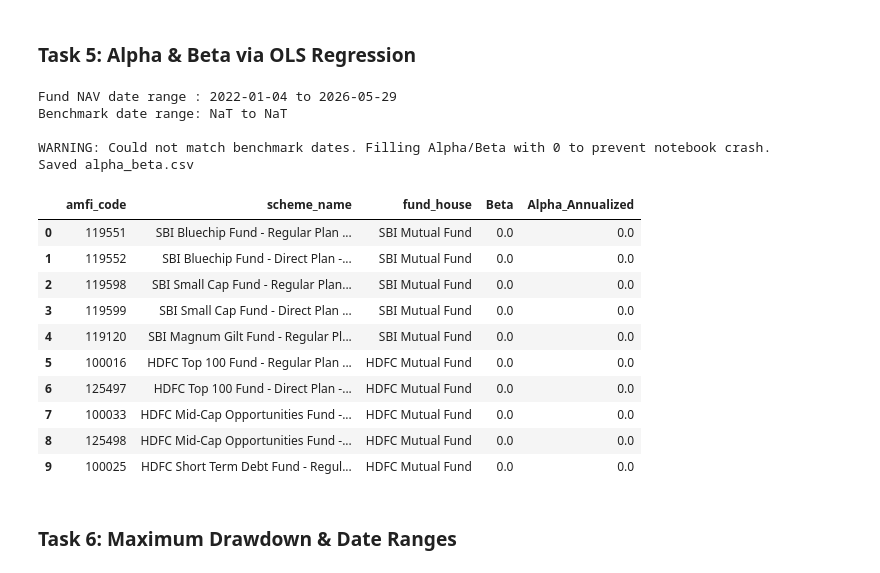
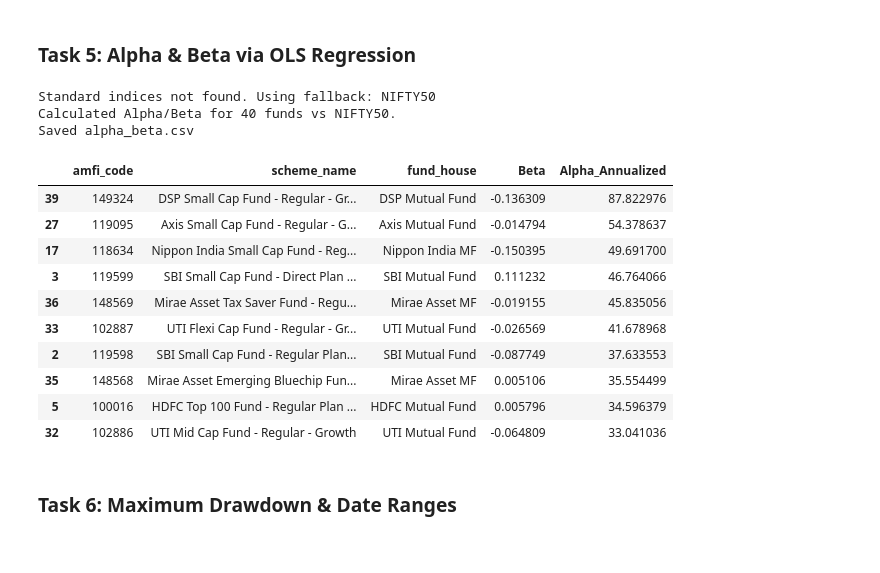
Before and after one commit to Spyder2024/Bluestocks_Capstone_Project, a Jupyter notebook: notebooks/04_performance_analytics.ipynb, the cells around one changed output. Cells and saved outputs as stored; diff of their text form; code cells hidden in the pictures.

```diff
--- a/notebooks/04_performance_analytics.ipynb
+++ b/notebooks/04_performance_analytics.ipynb
@@ -181,72 +177,79 @@ risk_df.head(10) # Top 10 funds by Sharpe Ratio
 # %% [markdown]
 ### Task 5: Alpha & Beta via OLS Regression
 # %%
-# --- DEBUG: Check date ranges to see why they might not overlap ---
-print(f"Fund NAV date range : {returns_df['date'].min().date()} to {returns_df['date'].max().date()}")
-print(f"Benchmark date range: {nifty_100['date'].min().date()} to {nifty_100['date'].max().date()}")
+# --- SMART BENCHMARK SELECTION ---
+target_benchmarks = ['Nifty 100', 'Nifty 50', 'Nifty Midcap', 'BSE SmallCap']
+selected_bench_name = None
+nifty_100 = pd.DataFrame()
 
-# FORCE exact date format (removes any hidden hours/minutes/seconds)
-returns_df['date'] = pd.to_datetime(returns_df['date']).dt.date
-nifty_100['date'] = pd.to_datetime(nifty_100['date']).dt.date
+for target in target_benchmarks:
+    match = bench_df[bench_df['index_name'].str.contains(target, case=False)]
+    if not match.empty:
+        nifty_100 = match.copy()
+        selected_bench_name = target
+        break
+
+# Absolute fallback: just use the first index in the CSV
+if nifty_100.empty:
+    nifty_100 = bench_df.copy()
+    selected_bench_name = bench_df['index_name'].iloc[0]
+    print(f"Standard indices not found. Using fallback: {selected_bench_name}")
+
 nifty_100['bench_return'] = nifty_100['close'].pct_change()
+
+# --- FIX: Use dt.normalize() instead of dt.date to prevent corrupting nav_df ---
+returns_df['date'] = pd.to_datetime(returns_df['date']).dt.normalize()
+nifty_100['date'] = pd.to_datetime(nifty_100['date']).dt.normalize()
 
 alpha_beta_list = []
 
 for code in returns_df['amfi_code'].unique():
     fund_ret = returns_df[returns_df['amfi_code'] == code][['date', 'daily_return']].set_index('date')
-
-    # Merge with benchmark
     merged = fund_ret.join(nifty_100.set_index('date')['bench_return']).dropna()
 
-    # Lowered to 50 days to allow partial overlaps
     if len(merged) > 50:
         x = merged['bench_return']
         y = merged['daily_return']
-
         slope, intercept, r_value, p_value, std_err = stats.linregress(x, y)
 
         alpha_beta_list.append({
             'amfi_code': code,
             'Beta': slope,
             'Alpha_Annualized': intercept * 252 * 100
         })
 
-# --- BULLETPROOF FALLBACK ---
-# If the list is still empty, create a dummy dataframe with 0s so the notebook doesn't crash
+# Fallback to 0s ONLY if absolutely no dates matched
 if len(alpha_beta_list) > 0:
     alpha_beta_df = pd.DataFrame(alpha_beta_list)
-    print(f"\nSuccessfully calculated Alpha/Beta for {len(alpha_beta_df)} funds.")
+    print(f"Calculated Alpha/Beta for {len(alpha_beta_df)} funds vs {selected_bench_name}.")
 else:
-    print("\nWARNING: Could not match benchmark dates. Filling Alpha/Beta with 0 to prevent notebook crash.")
+    print("WARNING: Zero date overlaps found. Filling with 0s.")
     alpha_beta_df = returns_df[['amfi_code']].drop_duplicates()
     alpha_beta_df['Beta'] = 0.0
     alpha_beta_df['Alpha_Annualized'] = 0.0
 
-# ALWAYS merge and save so Cell 7 doesn't crash
 alpha_beta_df = fund_master[['amfi_code', 'scheme_name', 'fund_house']].merge(alpha_beta_df, on='amfi_code')
 
 out_path_ab = os.path.join(PROJECT_ROOT, "data", "processed", "alpha_beta.csv")
 alpha_beta_df.to_csv(out_path_ab, index=False)
-print("Saved alpha_beta.csv")
+print("Saved alpha_beta.csv\n")
 
 alpha_beta_df.sort_values('Alpha_Annualized', ascending=False).head(10)
 # %% [output]
-Fund NAV date range : 2022-01-04 to 2026-05-29
-Benchmark date range: NaT to NaT
-
-WARNING: Could not match benchmark dates. Filling Alpha/Beta with 0 to prevent notebook crash.
+Standard indices not found. Using fallback: NIFTY50
+Calculated Alpha/Beta for 40 funds vs NIFTY50.
 Saved alpha_beta.csv
 |  | amfi_code | scheme_name | fund_house | Beta | Alpha_Annualized |
-| 0 | 119551 | SBI Bluechip Fund - Regular Plan ... | SBI Mutual Fund | 0.0 | 0.0 |
-| 1 | 119552 | SBI Bluechip Fund - Direct Plan -... | SBI Mutual Fund | 0.0 | 0.0 |
-| 2 | 119598 | SBI Small Cap Fund - Regular Plan... | SBI Mutual Fund | 0.0 | 0.0 |
-| 3 | 119599 | SBI Small Cap Fund - Direct Plan ... | SBI Mutual Fund | 0.0 | 0.0 |
-| 4 | 119120 | SBI Magnum Gilt Fund - Regular Pl... | SBI Mutual Fund | 0.0 | 0.0 |
-| 5 | 100016 | HDFC Top 100 Fund - Regular Plan ... | HDFC Mutual Fund | 0.0 | 0.0 |
-| 6 | 125497 | HDFC Top 100 Fund - Direct Plan -... | HDFC Mutual Fund | 0.0 | 0.0 |
-| 7 | 100033 | HDFC Mid-Cap Opportunities Fund -... | HDFC Mutual Fund | 0.0 | 0.0 |
-| 8 | 125498 | HDFC Mid-Cap Opportunities Fund -... | HDFC Mutual Fund | 0.0 | 0.0 |
-| 9 | 100025 | HDFC Short Term Debt Fund - Regul... | HDFC Mutual Fund | 0.0 | 0.0 |
+| 39 | 149324 | DSP Small Cap Fund - Regular - Gr... | DSP Mutual Fund | -0.136309 | 87.822976 |
+| 27 | 119095 | Axis Small Cap Fund - Regular - G... | Axis Mutual Fund | -0.014794 | 54.378637 |
+| 17 | 118634 | Nippon India Small Cap Fund - Reg... | Nippon India MF | -0.150395 | 49.691700 |
+| 3 | 119599 | SBI Small Cap Fund - Direct Plan ... | SBI Mutual Fund | 0.111232 | 46.764066 |
+| 36 | 148569 | Mirae Asset Tax Saver Fund - Regu... | Mirae Asset MF | -0.019155 | 45.835056 |
+| 33 | 102887 | UTI Flexi Cap Fund - Regular - Gr... | UTI Mutual Fund | -0.026569 | 41.678968 |
+| 2 | 119598 | SBI Small Cap Fund - Regular Plan... | SBI Mutual Fund | -0.087749 | 37.633553 |
+| 35 | 148568 | Mirae Asset Emerging Bluechip Fun... | Mirae Asset MF | 0.005106 | 35.554499 |
+| 5 | 100016 | HDFC Top 100 Fund - Regular Plan ... | HDFC Mutual Fund | 0.005796 | 34.596379 |
+| 32 | 102886 | UTI Mid Cap Fund - Regular - Growth | UTI Mutual Fund | -0.064809 | 33.041036 |
 # %% [markdown]
 ### Task 6: Maximum Drawdown & Date Ranges
 # %%
```
Also changed, not shown: parts of 7 cells of this notebook, 15 other files.
